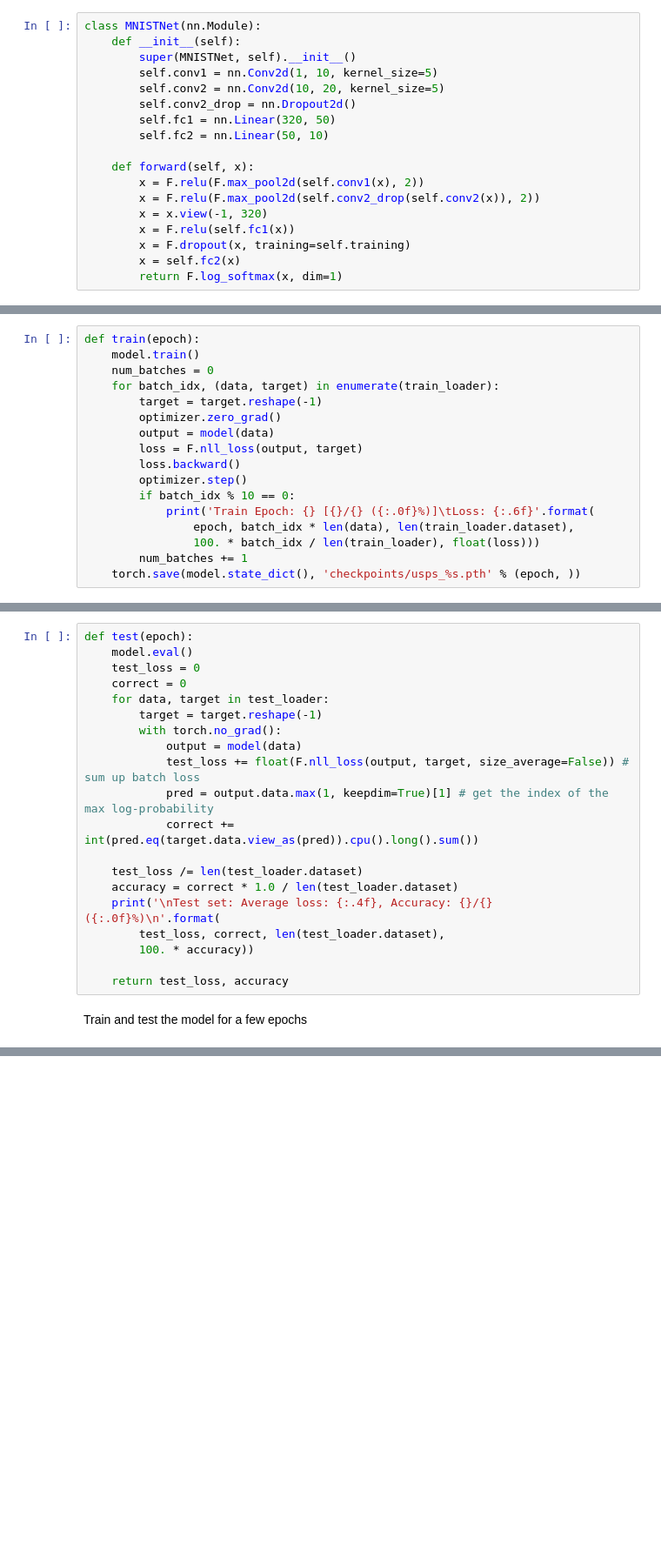
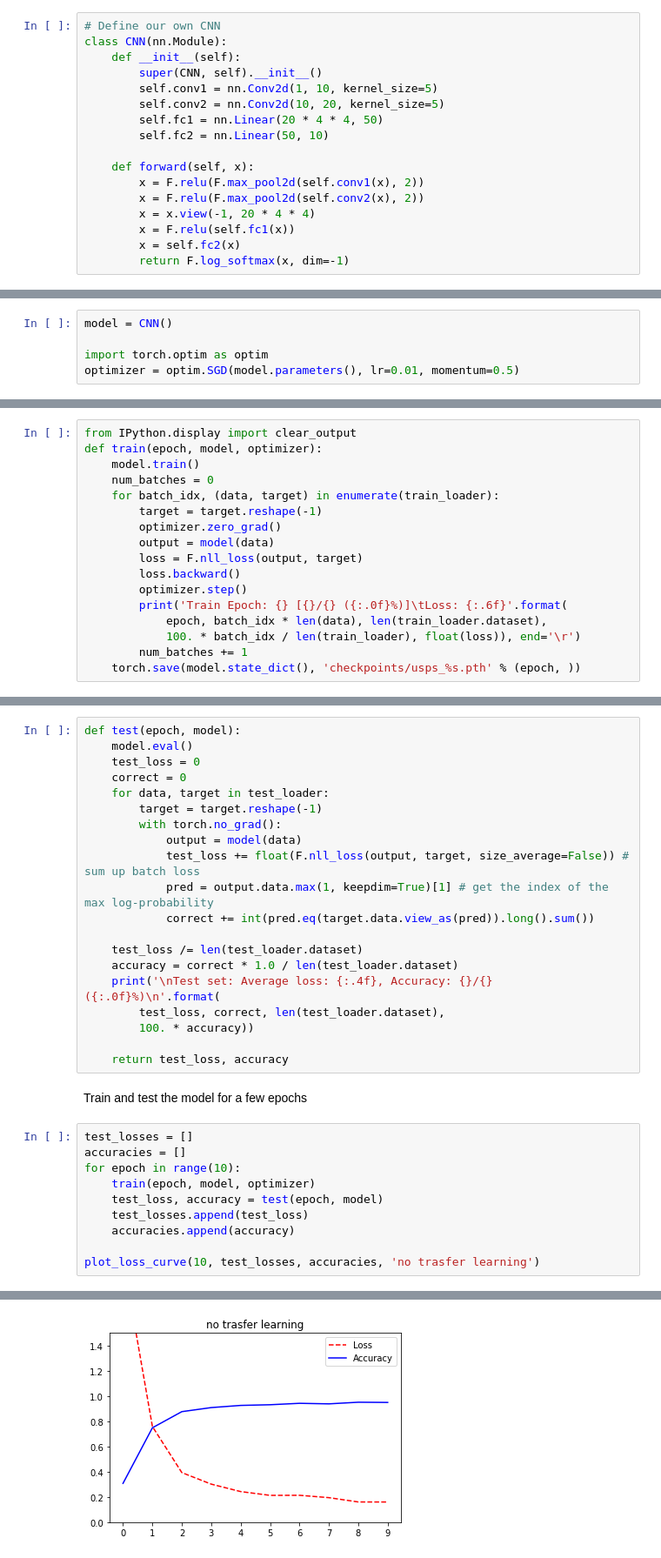
Before and after one commit to yf225/GMIC-PyTorch-Workshop, a Jupyter notebook: Tutorial2-TransferToUSPS/main.ipynb, the cells around one changed output, grey strips where cells are left out. Shown at 87% size. Drawn from its saved outputs; the diff is of its cells as text; blank space fills up the shorter version.

```diff
--- a/Tutorial2-TransferToUSPS/main.ipynb
+++ b/Tutorial2-TransferToUSPS/main.ipynb
@@ -35,20 +21,19 @@ def plot_loss_curve(nepochs, test_losses, accuracies):
 # %% [markdown]
 Define model structure
 # %%
-class MNISTNet(nn.Module):
+# Define our own CNN
+class CNN(nn.Module):
     def __init__(self):
-        super(MNISTNet, self).__init__()
+        super(CNN, self).__init__()
         self.conv1 = nn.Conv2d(1, 10, kernel_size=5)
         self.conv2 = nn.Conv2d(10, 20, kernel_size=5)
-        self.conv2_drop = nn.Dropout2d()
-        self.fc1 = nn.Linear(320, 50)
+        self.fc1 = nn.Linear(20 * 4 * 4, 50)
         self.fc2 = nn.Linear(50, 10)
 
     def forward(self, x):
         x = F.relu(F.max_pool2d(self.conv1(x), 2))
-        x = F.relu(F.max_pool2d(self.conv2_drop(self.conv2(x)), 2))
-        x = x.view(-1, 320)
+        x = F.relu(F.max_pool2d(self.conv2(x), 2))
+        x = x.view(-1, 20 * 4 * 4)
         x = F.relu(self.fc1(x))
-        x = F.dropout(x, training=self.training)
         x = self.fc2(x)
-        return F.log_softmax(x, dim=1)
+        return F.log_softmax(x, dim=-1)
@@ -74,3 +42,8 @@ optimizer = optim.SGD(layers_to_tune.parameters(), lr=0.01, momentum=0.5)
+# %%
+model = CNN()
+
+import torch.optim as optim
+optimizer = optim.SGD(model.parameters(), lr=0.01, momentum=0.5)
 # %% [markdown]
 Load train and test data
 # %%
@@ -101,7 +77,8 @@ test_loader = torch.utils.data.DataLoader(
 # %% [markdown]
 Method for training the model
 # %%
-def train(epoch):
+from IPython.display import clear_output
+def train(epoch, model, optimizer):
     model.train()
     num_batches = 0
     for batch_idx, (data, target) in enumerate(train_loader):
@@ -111,16 +88,15 @@ def train(epoch):
         loss = F.nll_loss(output, target)
         loss.backward()
         optimizer.step()
-        if batch_idx % 10 == 0:
-            print('Train Epoch: {} [{}/{} ({:.0f}%)]\tLoss: {:.6f}'.format(
-                epoch, batch_idx * len(data), len(train_loader.dataset),
-                100. * batch_idx / len(train_loader), float(loss)))
+        print('Train Epoch: {} [{}/{} ({:.0f}%)]\tLoss: {:.6f}'.format(
+            epoch, batch_idx * len(data), len(train_loader.dataset),
+            100. * batch_idx / len(train_loader), float(loss)), end='\r')
         num_batches += 1
     torch.save(model.state_dict(), 'checkpoints/usps_%s.pth' % (epoch, ))
 # %% [markdown]
 Method for testing the model
 # %%
-def test(epoch):
+def test(epoch, model):
     model.eval()
     test_loss = 0
     correct = 0
@@ -130,7 +106,7 @@ def test(epoch):
             output = model(data)
             test_loss += float(F.nll_loss(output, target, size_average=False)) # sum up batch loss
             pred = output.data.max(1, keepdim=True)[1] # get the index of the max log-probability
-            correct += int(pred.eq(target.data.view_as(pred)).cpu().long().sum())
+            correct += int(pred.eq(target.data.view_as(pred)).long().sum())
 
     test_loss /= len(test_loader.dataset)
     accuracy = correct * 1.0 / len(test_loader.dataset)
@@ -141,3 +117,14 @@ def test(epoch):
     return test_loss, accuracy
 # %% [markdown]
 Train and test the model for a few epochs
+# %%
+test_losses = []
+accuracies = []
+for epoch in range(10):
+    train(epoch, model, optimizer)
+    test_loss, accuracy = test(epoch, model)
+    test_losses.append(test_loss)
+    accuracies.append(accuracy)
+
+plot_loss_curve(10, test_losses, accuracies, 'no trasfer learning')
+# %% [output]
@@ -143,0 +148 @@ Train and test the model for a few epochs
+[figure, added]
```
Also changed, not shown: parts of 20 cells of this notebook, 2 other files.
